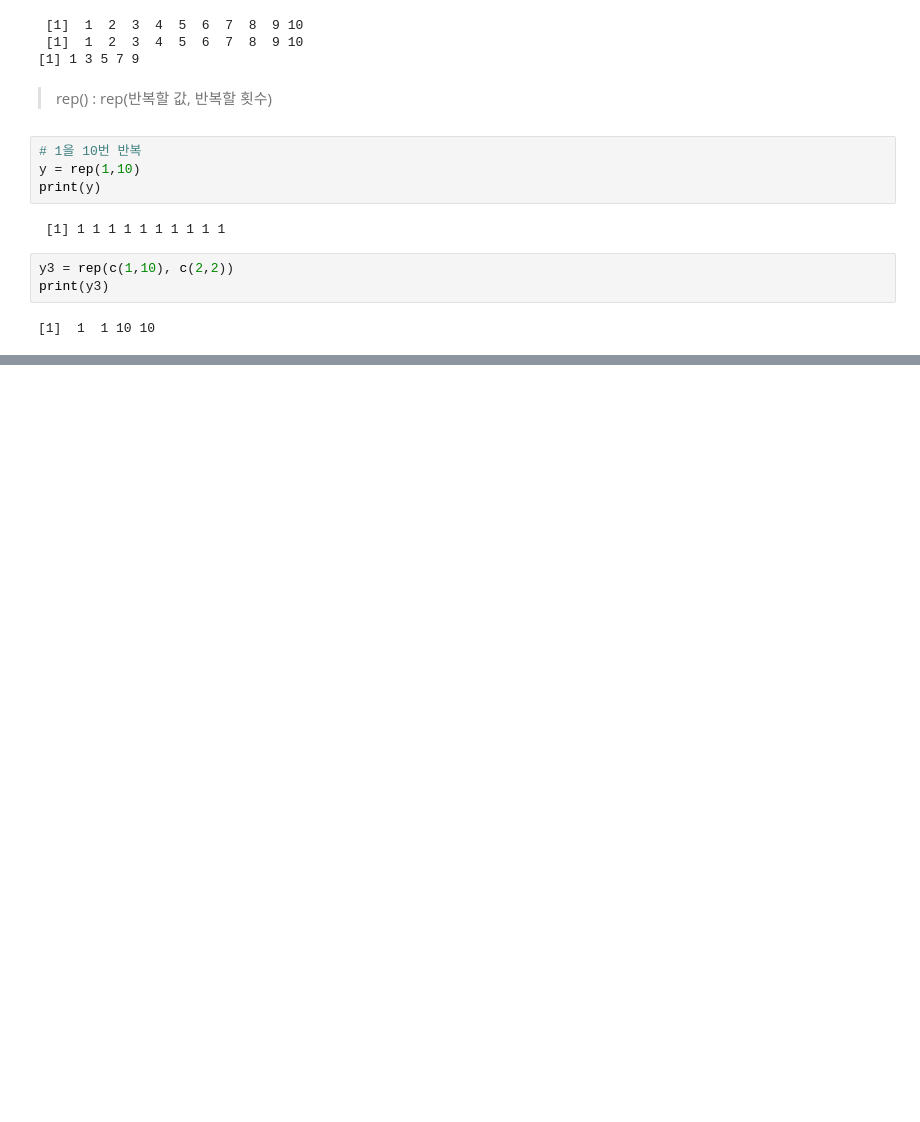
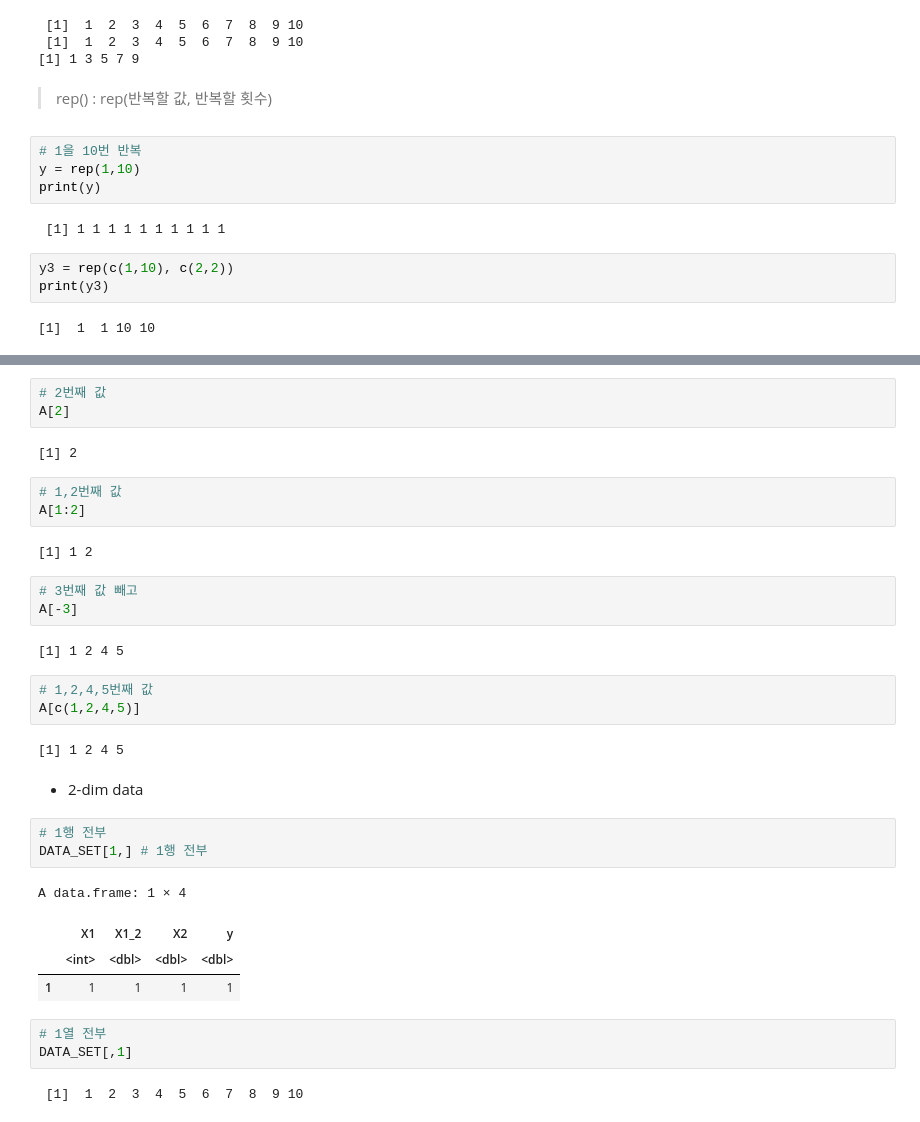
Before and after one commit to kdha0727/r-practice, a Jupyter notebook: Ch2.ipynb, the cells around one changed output, grey strips where cells are left out. Saved outputs shown, nothing was run; the diff lists cells and outputs as text; blank space fills up the shorter version.

```diff
--- a/Ch2.ipynb
+++ b/Ch2.ipynb
@@ -59,0 +178,35 @@ print(y3)
+# %%
+# 2번째 값
+A[2]
+# %% [output]
+[1] 2
+# %%
+# 1,2번째 값
+A[1:2]
+# %% [output]
+[1] 1 2
+# %%
+# 3번째 값 빼고
+A[-3]
+# %% [output]
+[1] 1 2 4 5
+# %%
+# 1,2,4,5번째 값
+A[c(1,2,4,5)]
+# %% [output]
+[1] 1 2 4 5
+# %% [markdown]
+* 2-dim data
+# %%
+# 1행 전부
+DATA_SET[1,] # 1행 전부
+# %% [output]
+A data.frame: 1 × 4
+|  | X1 | X1_2 | X2 | y |
+|  | <int> | <dbl> | <dbl> | <dbl> |
+| 1 | 1 | 1 | 1 | 1 |
+# %%
+# 1열 전부
+DATA_SET[,1]
+# %% [output]
+ [1]  1  2  3  4  5  6  7  8  9 10
```
Also changed, not shown: parts of 86 cells of this notebook.
